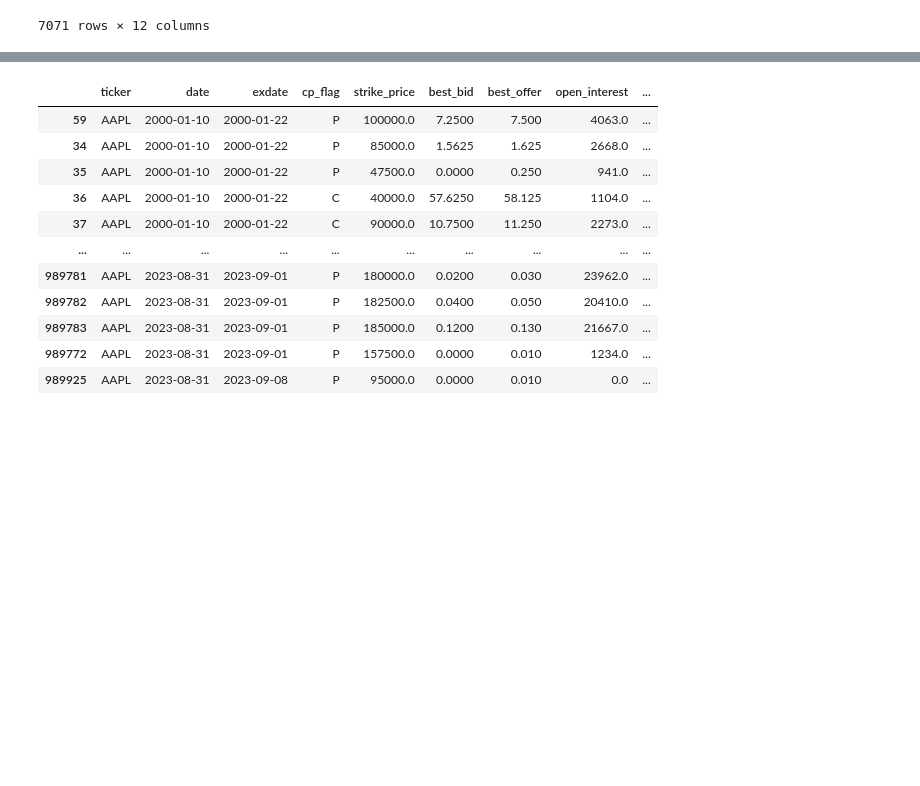
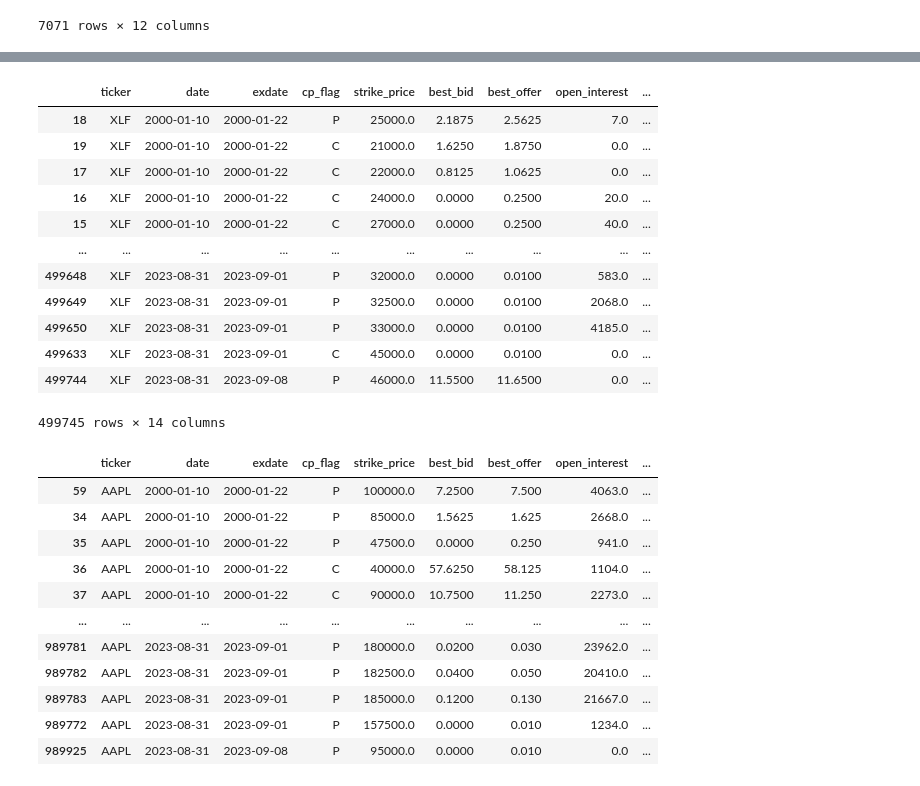
Before and after one commit to siruiliu-code/GARCH-X-Volatility-Modelling-with-Equity-Options-Trading, a Jupyter notebook: data/data_extraction.ipynb, the cells around one changed output, grey strips where cells are left out. Saved outputs shown, nothing was run; the diff lists cells and outputs as text; code cells hidden in the pictures; blank space fills up the shorter version.

Commit message:
generate data

```diff
--- a/data/data_extraction.ipynb
+++ b/data/data_extraction.ipynb
@@ -388,3 +233,19 @@ Completed
+# %%
+pd.read_hdf("etf_options_data.hf5", key="XLF")
+# %% [output]
+|  | ticker | date | exdate | cp_flag | strike_price | best_bid | best_offer | open_interest | ... |
+| 18 | XLF | 2000-01-10 | 2000-01-22 | P | 25000.0 | 2.1875 | 2.5625 | 7.0 | ... |
+| 19 | XLF | 2000-01-10 | 2000-01-22 | C | 21000.0 | 1.6250 | 1.8750 | 0.0 | ... |
+| 17 | XLF | 2000-01-10 | 2000-01-22 | C | 22000.0 | 0.8125 | 1.0625 | 0.0 | ... |
+| 16 | XLF | 2000-01-10 | 2000-01-22 | C | 24000.0 | 0.0000 | 0.2500 | 20.0 | ... |
+| 15 | XLF | 2000-01-10 | 2000-01-22 | C | 27000.0 | 0.0000 | 0.2500 | 40.0 | ... |
+| ... | ... | ... | ... | ... | ... | ... | ... | ... | ... |
+| 499648 | XLF | 2023-08-31 | 2023-09-01 | P | 32000.0 | 0.0000 | 0.0100 | 583.0 | ... |
+| 499649 | XLF | 2023-08-31 | 2023-09-01 | P | 32500.0 | 0.0000 | 0.0100 | 2068.0 | ... |
+| 499650 | XLF | 2023-08-31 | 2023-09-01 | P | 33000.0 | 0.0000 | 0.0100 | 4185.0 | ... |
+| 499633 | XLF | 2023-08-31 | 2023-09-01 | C | 45000.0 | 0.0000 | 0.0100 | 0.0 | ... |
+| 499744 | XLF | 2023-08-31 | 2023-09-08 | P | 46000.0 | 11.5500 | 11.6500 | 0.0 | ... |
+499745 rows × 14 columns
 # %%
 with pd.HDFStore("all_options_data.h5") as store:
     df_aapl = store['AAPL']  # Load specific ticker's data
```
Also changed, not shown: parts of 2 cells of this notebook, 2 other files.
